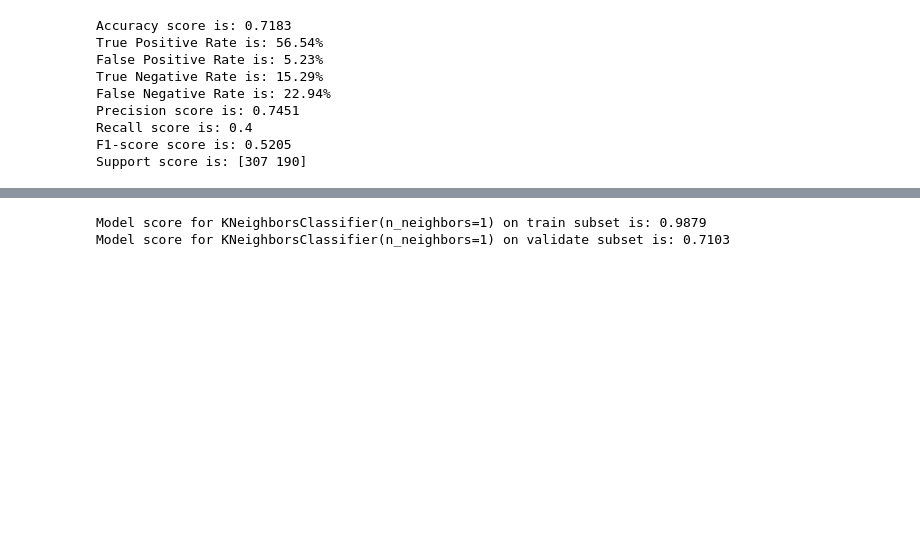
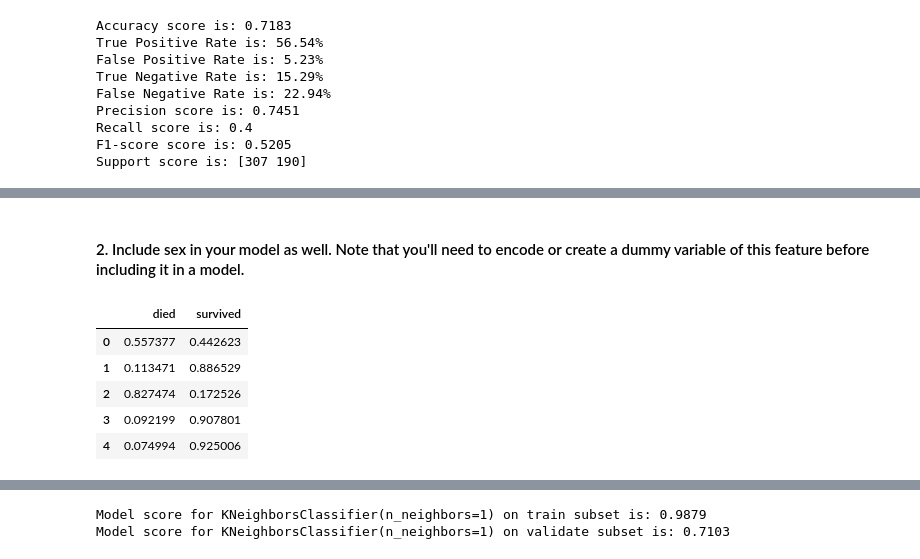
Before and after one commit to chadallen210/classification-exercises, a Jupyter notebook: model.ipynb, the cells around one changed output, grey strips where cells are left out. Saved outputs shown, nothing was run; the diff lists cells and outputs as text; code cells hidden in the pictures; blank space fills up the shorter version.

```diff
--- a/model.ipynb
+++ b/model.ipynb
@@ -825,0 +862,28 @@ __________________________________________________________
+# %% [markdown]
+#### 2. Include sex in your model as well. Note that you'll need to encode or create a dummy variable of this feature before including it in a model.
+# %%
+X_cols = ['pclass', 'age', 'fare', 'sex_male']
+y_col = 'survived'
+
+X_train, y_train = train[X_cols], train[y_col]
+X_validate, y_validate = validate[X_cols], validate[y_col]
+X_test, y_test = test[X_cols], test[y_col]
+# %%
+# create the model
+logit2 = LogisticRegression(C=1, random_state=1234)
+#  fit the model on train data
+logit2.fit(X_train, y_train)
+# use the model to make predictions
+y_pred2 = logit2.predict(X_train)
+# %%
+y_pred_proba2 = logit2.predict_proba(X_train)
+
+y_pred_proba2 = pd.DataFrame(y_pred_proba2, columns=['died', 'survived'])
+y_pred_proba2.head()
+# %% [output]
+|  | died | survived |
+| 0 | 0.557377 | 0.442623 |
+| 1 | 0.113471 | 0.886529 |
+| 2 | 0.827474 | 0.172526 |
+| 3 | 0.092199 | 0.907801 |
+| 4 | 0.074994 | 0.925006 |
```
Also changed, not shown: parts of 28 cells of this notebook.
